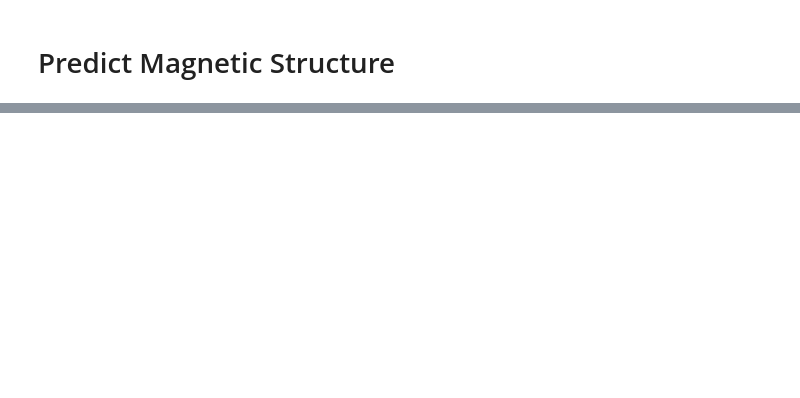
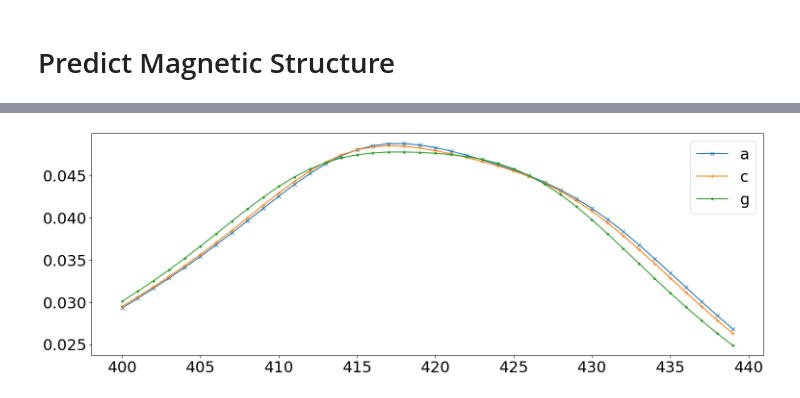
Before and after one commit to 9yelin9/hf, a Jupyter notebook: hf3.ipynb, the cells around one changed output, grey strips where cells are left out. Drawn from its saved outputs; the diff is of its cells as text; code cells hidden in the pictures; blank space fills up the shorter version.

```diff
--- a/hf3.ipynb
+++ b/hf3.ipynb
@@ -669,14 +30,0 @@ y_test.iloc[0]
-# %%
-df0, e_label, w_label, p_label = m.OpenBand()
-mis_list = []
-cor_list = []
-
-for i, y_true in enumerate(y_test):
-    if(y_true != y_pred[i]):
-        mis_list.append(y_test.index[i])
-    else:
-        cor_list.append(y_test.index[i])
-
-df_mis = df0.loc[mis_list, :]
-df_cor = df0.loc[cor_list, :]
-df_mis
@@ -685,0 +31,19 @@ df_mis[p_label]
+# %%
+mcn = [['rf', 'RandomForest'],
+       #['xgb', 'XGBoost'],
+       #['lgb', 'LightGBM'],
+       #['cat', 'CatBoost'],
+       #['lr', 'LinearRegression']
+      ]
+
+d1n = '%s/magstr/dos_dt%s_eta%.3f_bins%d_tol%.3f.csv' %\
+(path_output, '2-0-0', 0.2, 1024, 0.1)
+d2n = '%s/magstr/dos_dt%s_eta%.3f.csv' %\
+(path_output, '4-0-0', 0.2)
+
+for name, name_full in mcn:
+    mc, df1, df2, df2_m, df2_w, y_test, y_pred, y_score =\
+    ms.Predict(d1n, d2n, name, '')
+    print(df2_m.loc[:, ['type', 'type_pred', 'score']])
+    print(df2_w.loc[:, ['type', 'type_pred', 'score']])
+    #ms.DrawConfMat(y_test, y_pred, name_full)
@@ -685,0 +57,11 @@ df_mis[p_label]
+# %%
+df2
+fig, ax = plt.subplots(figsize=(18, 6))
+x = np.arange(400, 440)
+c_list = ['x', '+', '.']
+for j, i in enumerate([0, 2, 3]):
+    ax.plot(x, df2.iloc[i, x.min()+8:x.max()+9], marker=c_list[j], label=df2.iloc[i, 1])
+ax.legend()
+plt.show()
+# %% [output]
+[figure, added]
```
Also changed, not shown: parts of 31 cells of this notebook, 55 other files.
